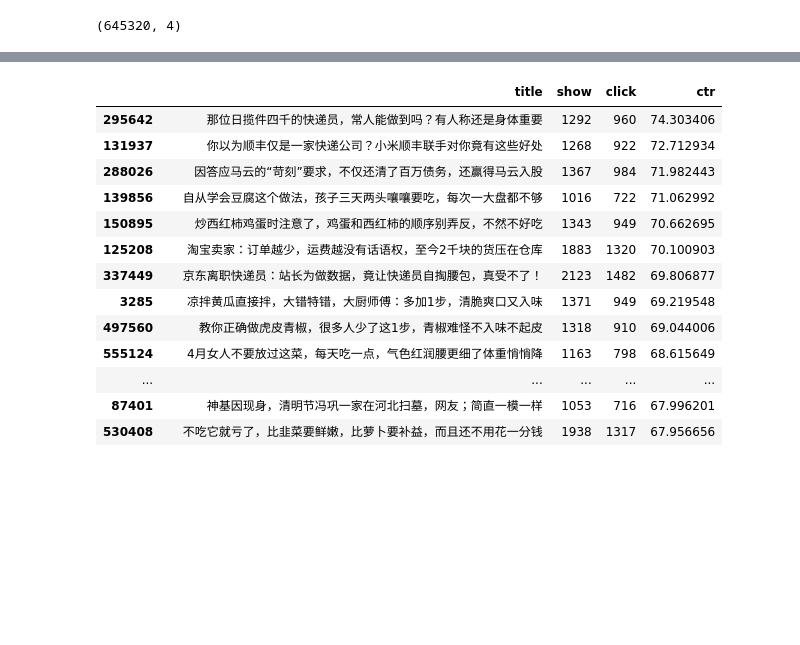
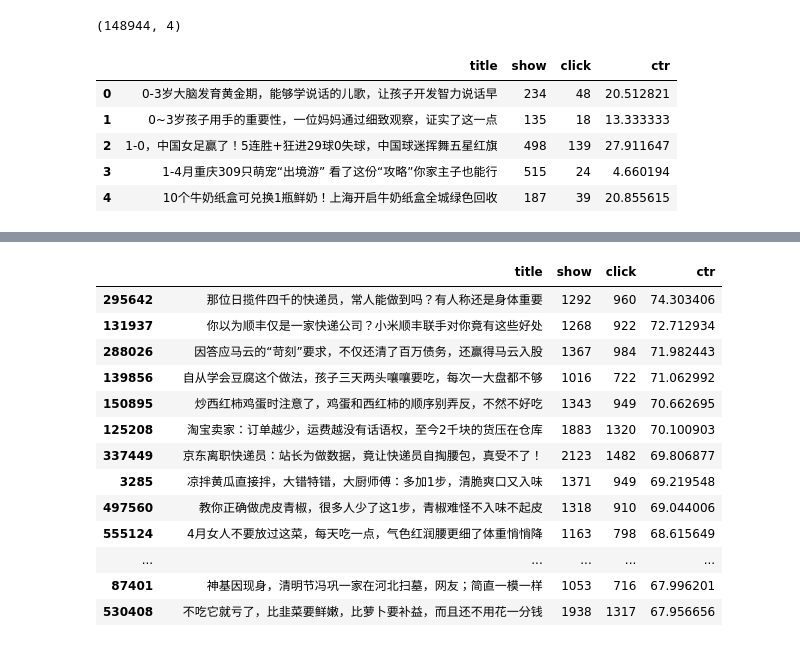
Before and after one commit to wangruichens/bert_multi_gpu, a Jupyter notebook: bert1.ipynb, the cells around one changed output, grey strips where cells are left out. Saved outputs shown, nothing was run; the diff lists cells and outputs as text; code cells hidden in the pictures; blank space fills up the shorter version.

```diff
--- a/bert1.ipynb
+++ b/bert1.ipynb
@@ -13,9 +13,15 @@ warnings.filterwarnings("ignore", category=FutureWarning)
 warnings.filterwarnings("ignore", category=DeprecationWarning)
 warnings.filterwarnings("ignore")
 # %%
-df=pd.read_csv('bert2.csv')
+df=pd.read_csv('bert_score.csv')
+print(df.shape)
 df.head()
-print(df.shape)
 # %% [output]
-(645320, 4)
+(148944, 4)
+|  | title | show | click | ctr |
+| 0 | 0-3岁大脑发育黄金期，能够学说话的儿歌，让孩子开发智力说话早 | 234 | 48 | 20.512821 |
+| 1 | 0~3岁孩子用手的重要性，一位妈妈通过细致观察，证实了这一点 | 135 | 18 | 13.333333 |
+| 2 | 1-0，中国女足赢了！5连胜+狂进29球0失球，中国球迷挥舞五星红旗 | 498 | 139 | 27.911647 |
+| 3 | 1-4月重庆309只萌宠“出境游” 看了这份“攻略”你家主子也能行 | 515 | 24 | 4.660194 |
+| 4 | 10个牛奶纸盒可兑换1瓶鲜奶！上海开启牛奶纸盒全城绿色回收 | 187 | 39 | 20.855615 |
 # %%
```
Also changed, not shown: parts of 1 cell of this notebook, 3 other files.
